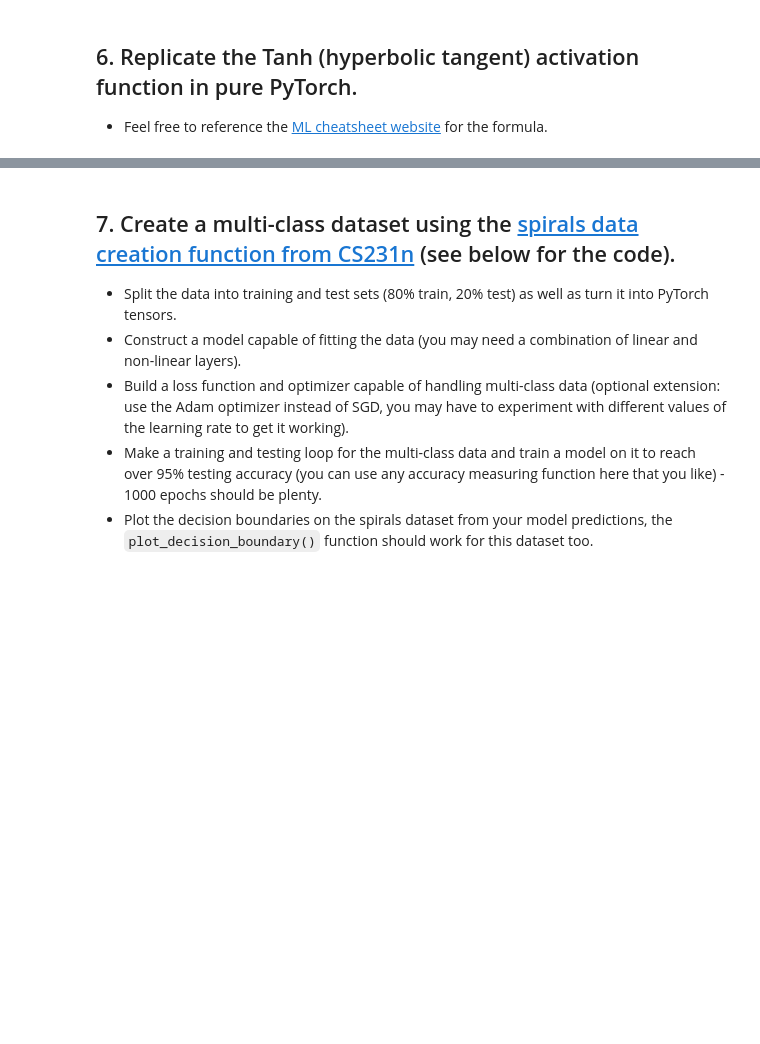
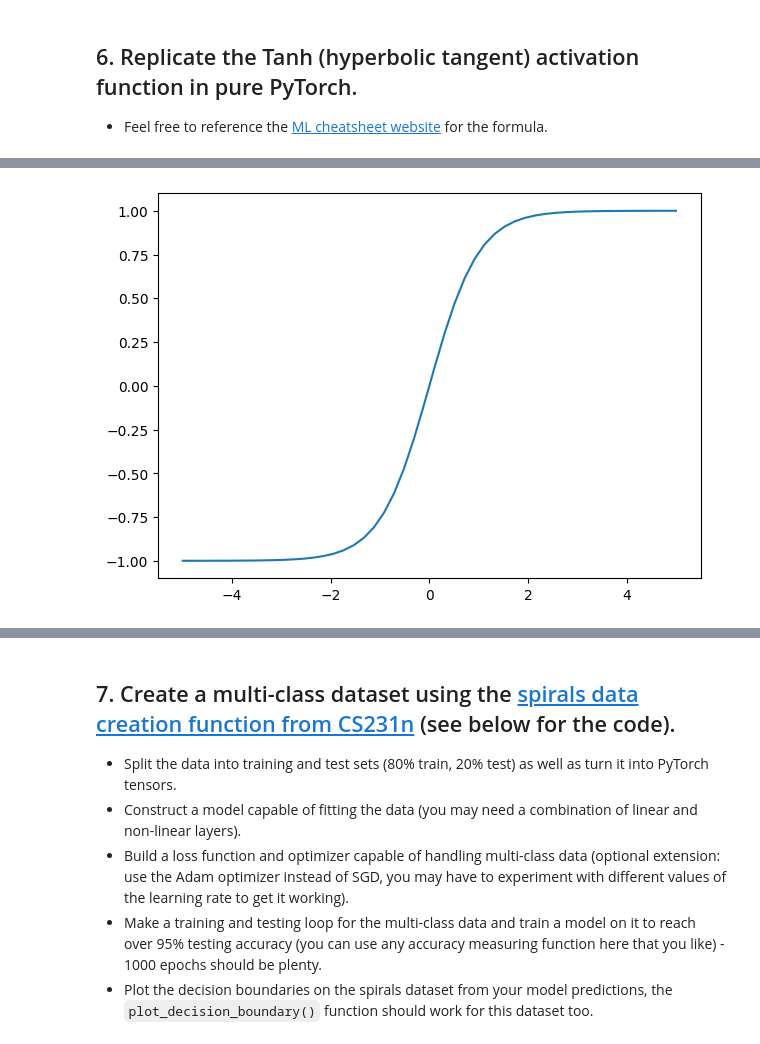
Before and after one commit to nirajan-sah/ML, a Jupyter notebook: extras/exercises/02_pytorch_classification_exercises.ipynb, the cells around one changed output, grey strips where cells are left out. Cells and saved outputs as stored; diff of their text form; code cells hidden in the pictures; blank space fills up the shorter version.

```diff
--- a/extras/exercises/02_pytorch_classification_exercises.ipynb
+++ b/extras/exercises/02_pytorch_classification_exercises.ipynb
@@ -198,2 +307,7 @@ def plot_decision_boundary(model, X, y):
 # %%
 # Replicate torch.tanh() and plot it
+plt.figure(figsize=(7,5))
+plt.plot(X, torch.tanh(X))
+plt.show()
+# %% [output]
+[figure, added]
```
Also changed, not shown: parts of 21 cells of this notebook.
